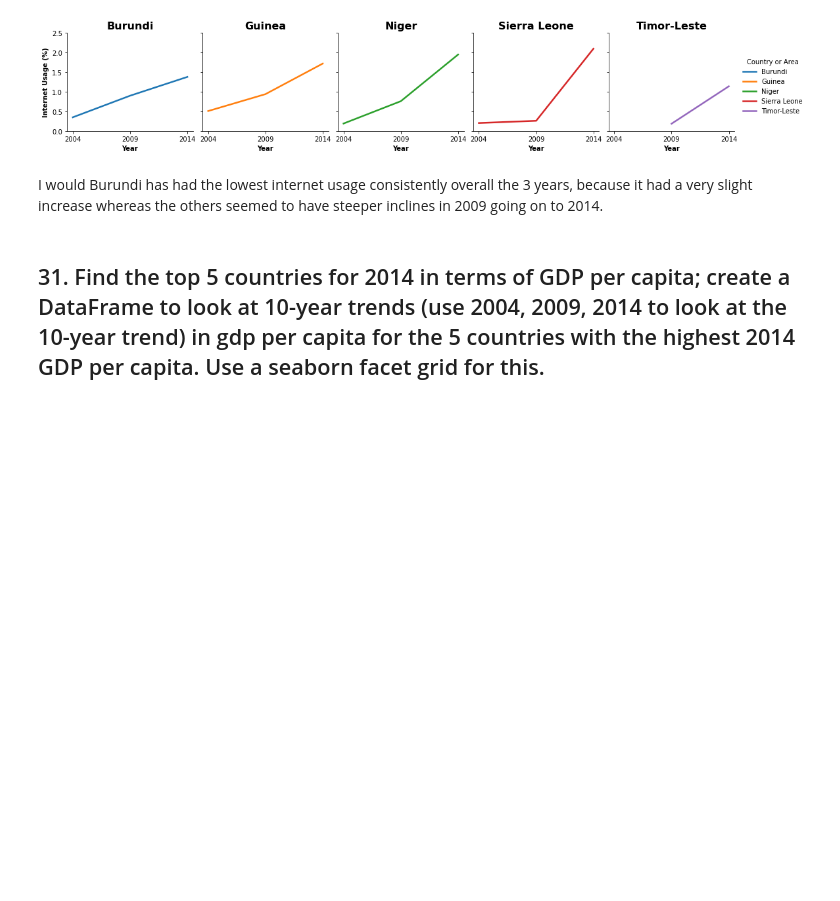
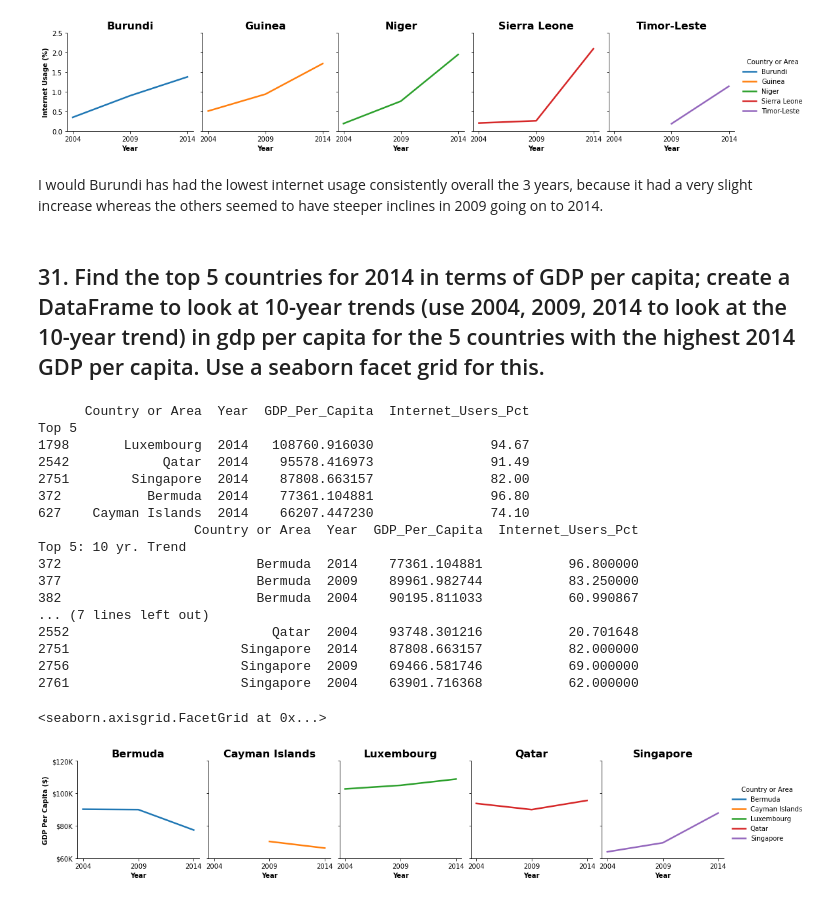
Before and after one commit to NSS-Data-Analytics-Cohort-7/gdp-and-internet-usage-HannahSolima, a Jupyter notebook: Notebook/UN Database Project.ipynb, the cells around one changed output. Drawn from its saved outputs; the diff is of its cells as text; code cells hidden in the pictures; blank space fills up the shorter version.

```diff
--- a/Notebook/UN Database Project.ipynb
+++ b/Notebook/UN Database Project.ipynb
@@ -604,3 +604,48 @@ Bottom 5: Time-Trend
 I would Burundi has had the lowest internet usage consistently overall the 3 years, because it had a very slight increase whereas the others seemed to have steeper inclines in 2009 going on to 2014.
 # %% [markdown]
 ## 31. Find the top 5 countries for 2014 in terms of GDP per capita; create a DataFrame to look at 10-year trends (use 2004, 2009, 2014 to look at the 10-year trend) in gdp per capita for the 5 countries with the highest 2014 GDP per capita. Use a seaborn facet grid for this.
+# %%
+sorted_top_5 = df_2014.sort_values(by='GDP_Per_Capita', ascending = False)
+index = sorted_top_5.index
+index.name = 'Top 5'
+top_five = pd.DataFrame(sorted_top_5.head(5))
+print(top_five)
+
+subset = gdp_and_internet_use[gdp_and_internet_use['Country or Area'].isin(['Luxembourg','Qatar','Singapore','Bermuda','Cayman Islands'])]
+subset2 = subset[subset['Year'].isin([2004,2009,2014])]
+top_5_gdp = pd.DataFrame(subset2)
+index = top_5_gdp.index
+index.name = 'Top 5: 10 yr. Trend'
+print(top_5_gdp)
+
+g = sns.FacetGrid(top_5_gdp, col = 'Country or Area', hue = 'Country or Area')
+g.map_dataframe(sns.lineplot, x = 'Year', y = 'GDP_Per_Capita', linewidth = 2.5)
+g.set_axis_labels('Year','GDP Per Capita ($)', weight = 'bold')
+g.set_titles(col_template='{col_name}', weight='bold', size ='16')
+
+plt.xticks([2004,2009,2014])
+tick_val = [60000, 80000, 100000, 120000]
+tick_lab = ['$60K', '$80K', '$100K','$120K']
+plt.yticks(tick_val,tick_lab)
+
+g.add_legend()
+# %% [output]
+      Country or Area  Year  GDP_Per_Capita  Internet_Users_Pct
+Top 5
+1798       Luxembourg  2014   108760.916030               94.67
+2542            Qatar  2014    95578.416973               91.49
+2751        Singapore  2014    87808.663157               82.00
+372           Bermuda  2014    77361.104881               96.80
+627    Cayman Islands  2014    66207.447230               74.10
+                    Country or Area  Year  GDP_Per_Capita  Internet_Users_Pct
+Top 5: 10 yr. Trend
+372                         Bermuda  2014    77361.104881           96.800000
+377                         Bermuda  2009    89961.982744           83.250000
+382                         Bermuda  2004    90195.811033           60.990867
+... (7 lines left out)
+2552                          Qatar  2004    93748.301216           20.701648
+2751                      Singapore  2014    87808.663157           82.000000
+2756                      Singapore  2009    69466.581746           69.000000
+2761                      Singapore  2004    63901.716368           62.000000
+<seaborn.axisgrid.FacetGrid at 0x...>
+[figure, added]
```
Also changed, not shown: parts of 3 cells of this notebook.
